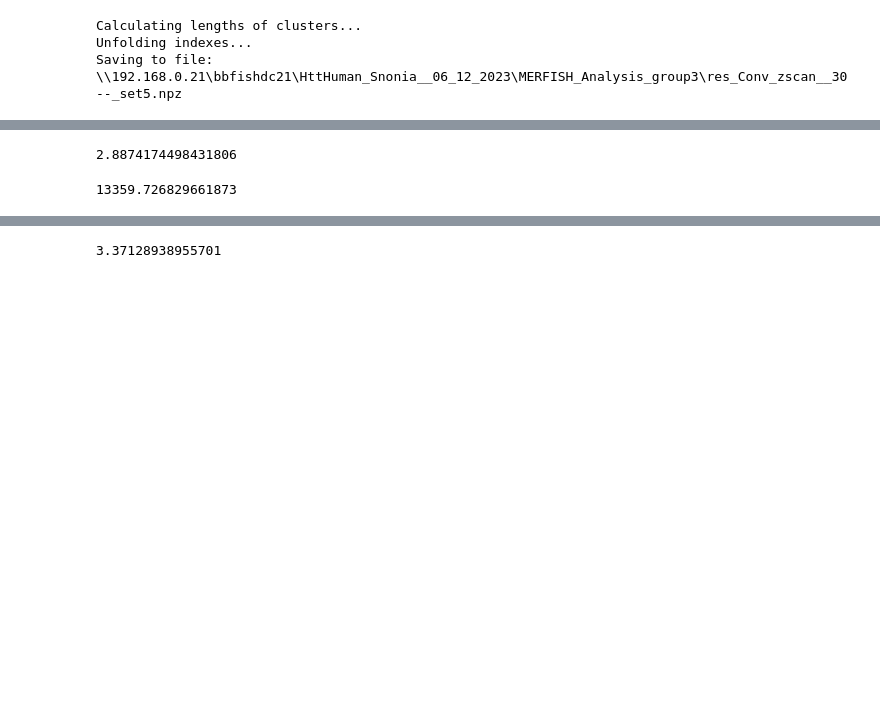
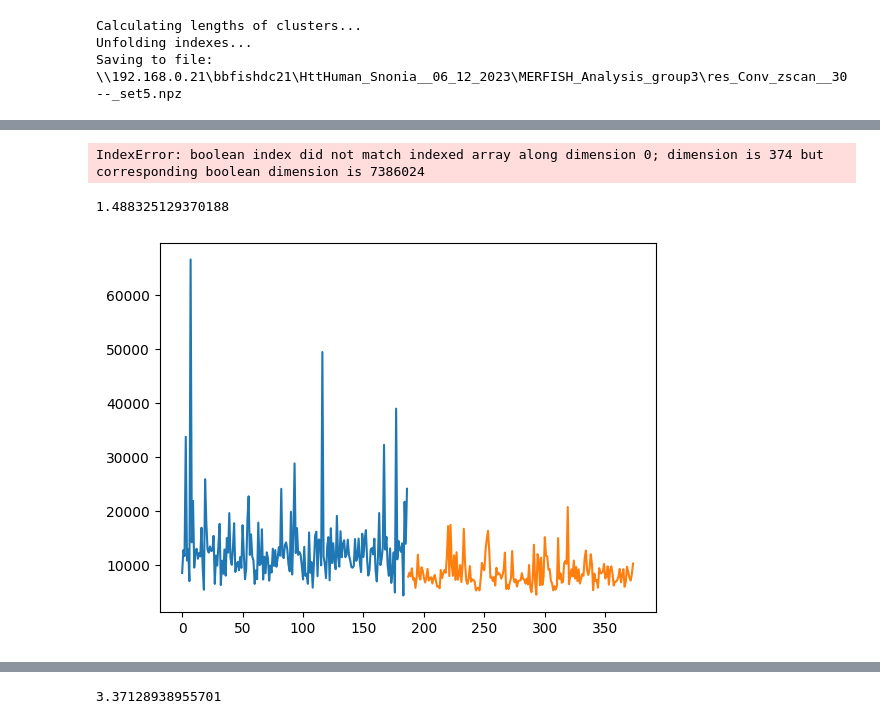
Before and after one commit to deprekate/NMERFISH, a Jupyter notebook: NewDecoding.ipynb, the cells around one changed output, grey strips where cells are left out. Cells and saved outputs as stored; diff of their text form; code cells hidden in the pictures; blank space fills up the shorter version.

```diff
--- a/NewDecoding.ipynb
+++ b/NewDecoding.ipynb
@@ -380,10 +317,21 @@ array([1.37175898, 9.35973688])
-# %%
-np.max(d)
-# %% [output]
-2.8874174498431806
 # %%
 #plt.plot(dec.XH[::1000,-5],dec.XH[::1000,-3],'o')
-# %%
-np.exp(9.5)
-# %% [output]
-13359.726829661873
+# %%
+icds,ncts = np.unique(dec.icodesN,return_counts=True)
+
+plt.plot(icds[good],ncts[good])
+plt.plot(icds[bad],ncts[bad])
+np.median(ncts[good])/np.median(ncts[bad])
+# %% [output]
+IndexError: boolean index did not match indexed array along dimension 0; dimension is 374 but corresponding boolean dimension is 7386024
+# %%
+icds,ncts = np.unique(dec.icodesN,return_counts=True)
+ibad = [ign for ign,gn in enumerate(dec.gns_names) if 'blank' in gn]
+bad = np.in1d(icds,ibad)
+good = ~bad
+plt.plot(icds[good],ncts[good])
+plt.plot(icds[bad],ncts[bad])
+np.median(ncts[good])/np.median(ncts[bad])
+# %% [output]
+1.488325129370188
+[figure, added]
```
Also changed, not shown: parts of 26 cells of this notebook, 3 other files.
